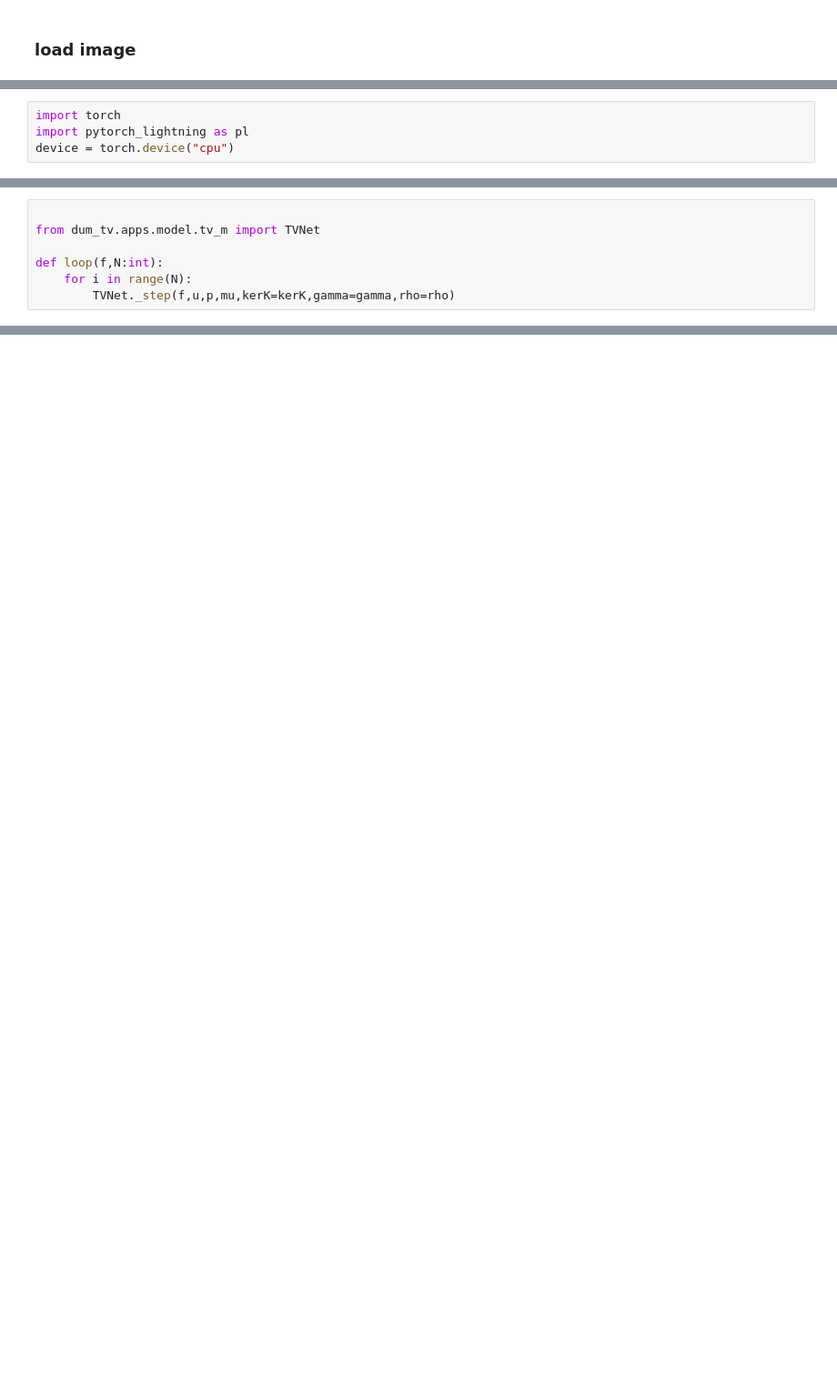
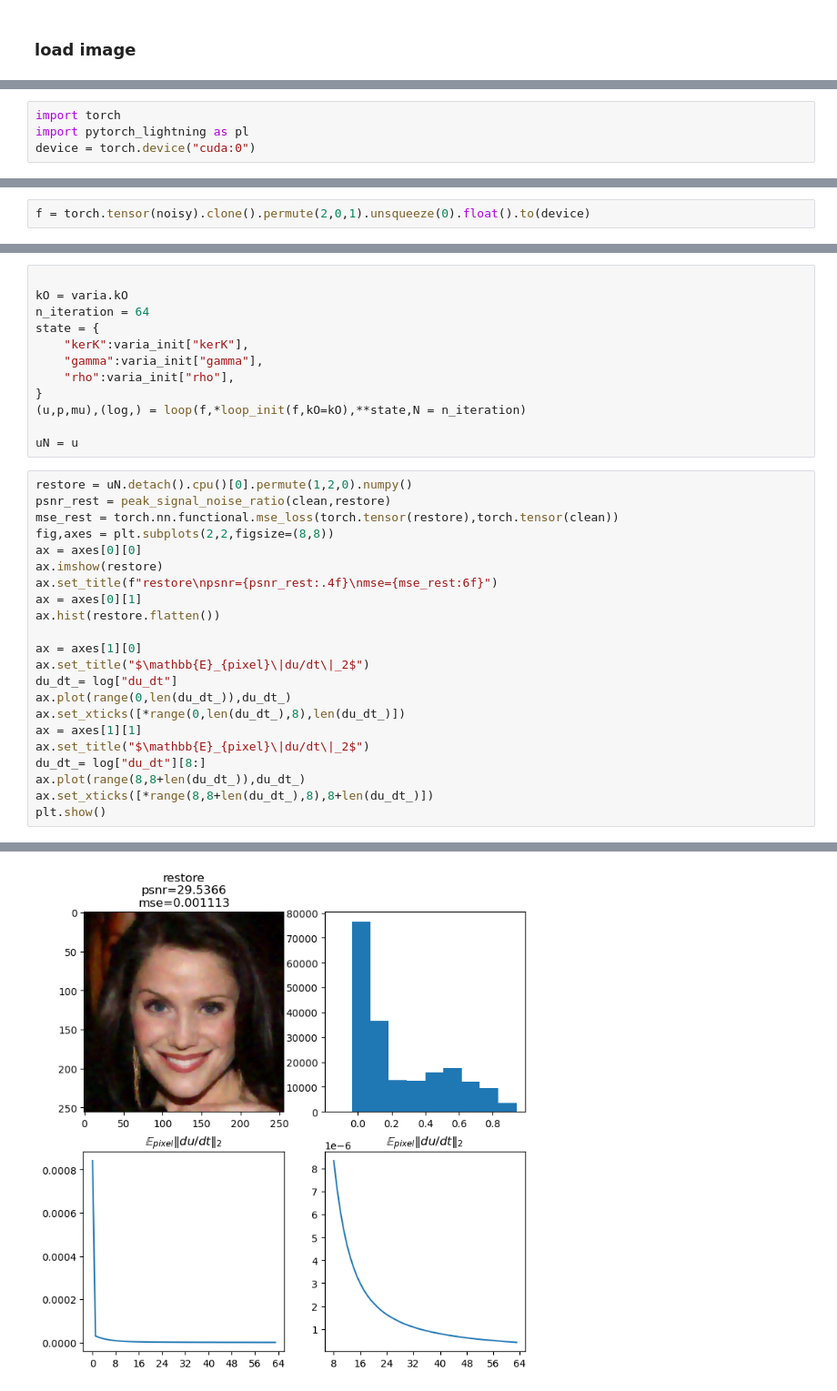
Before and after one commit to Rymoon/DUM-TV, a Jupyter notebook: dum_tv/apps/model/main_iter.ipynb, the cells around one changed output, grey strips where cells are left out. Shown at 91% size. Drawn from its saved outputs; the diff is of its cells as text; blank space fills up the shorter version.

```diff
--- a/dum_tv/apps/model/main_iter.ipynb
+++ b/dum_tv/apps/model/main_iter.ipynb
@@ -46,4 +63,4 @@ noisy: min/max -0.028053331997446175 1.000906658037007
 # %%
 import torch
 import pytorch_lightning as pl
-device = torch.device("cpu")
+device = torch.device("cuda:0")
@@ -50,3 +150,5 @@ device = torch.device("cpu")
+# %%
+f = torch.tensor(noisy).clone().permute(2,0,1).unsqueeze(0).float().to(device)
 # %%
 
 from dum_tv.apps.model.tv_m import Varia, init_varia
@@ -62,9 +165,37 @@ varia = Varia(2,1,3,"DxDy",1,1)
 init_varia(varia,device)
 varia_init = varia._initialized # dict
-# %%
-
-from dum_tv.apps.model.tv_m import TVNet
-
-def loop(f,N:int):
-    for i in range(N):
-        TVNet._step(f,u,p,mu,kerK=kerK,gamma=gamma,rho=rho)
+# %%
+
+kO = varia.kO
+n_iteration = 64
+state = {
+    "kerK":varia_init["kerK"],
+    "gamma":varia_init["gamma"],
+    "rho":varia_init["rho"],
+}
+(u,p,mu),(log,) = loop(f,*loop_init(f,kO=kO),**state,N = n_iteration)
+
+uN = u
+# %%
+restore = uN.detach().cpu()[0].permute(1,2,0).numpy()
+psnr_rest = peak_signal_noise_ratio(clean,restore)
+mse_rest = torch.nn.functional.mse_loss(torch.tensor(restore),torch.tensor(clean))
+fig,axes = plt.subplots(2,2,figsize=(8,8))
+ax = axes[0][0]
+ax.imshow(restore)
+ax.set_title(f"restore\npsnr={psnr_rest:.4f}\nmse={mse_rest:6f}")
+ax = axes[0][1]
+ax.hist(restore.flatten())
+
+ax = axes[1][0]
+ax.set_title("$\mathbb{E}_{pixel}\|du/dt\|_2$")
+du_dt_= log["du_dt"]
+ax.plot(range(0,len(du_dt_)),du_dt_)
+ax.set_xticks([*range(0,len(du_dt_),8),len(du_dt_)])
+ax = axes[1][1]
+ax.set_title("$\mathbb{E}_{pixel}\|du/dt\|_2$")
+du_dt_= log["du_dt"][8:]
+ax.plot(range(8,8+len(du_dt_)),du_dt_)
+ax.set_xticks([*range(8,8+len(du_dt_),8),8+len(du_dt_)])
+plt.show()
+# %% [output]
@@ -70,0 +203 @@ def loop(f,N:int):
+[figure, added]
```
Also changed, not shown: parts of 18 cells of this notebook, 8 other files.
